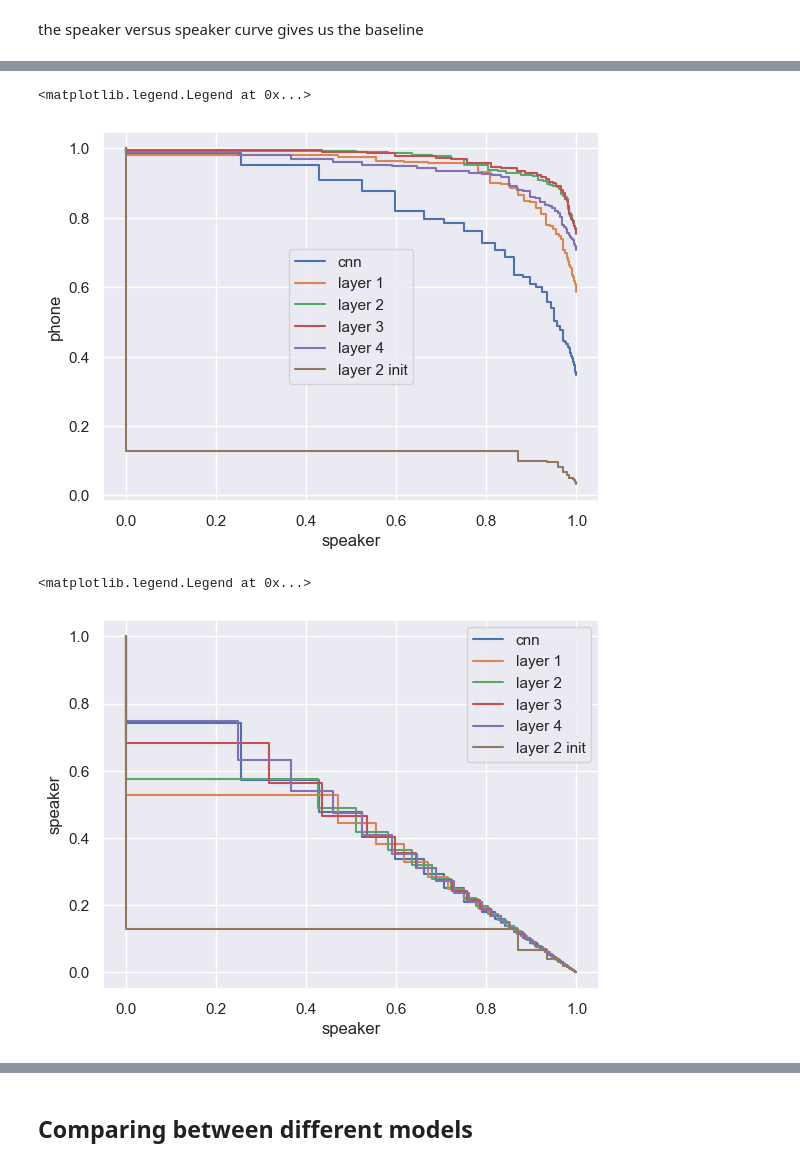
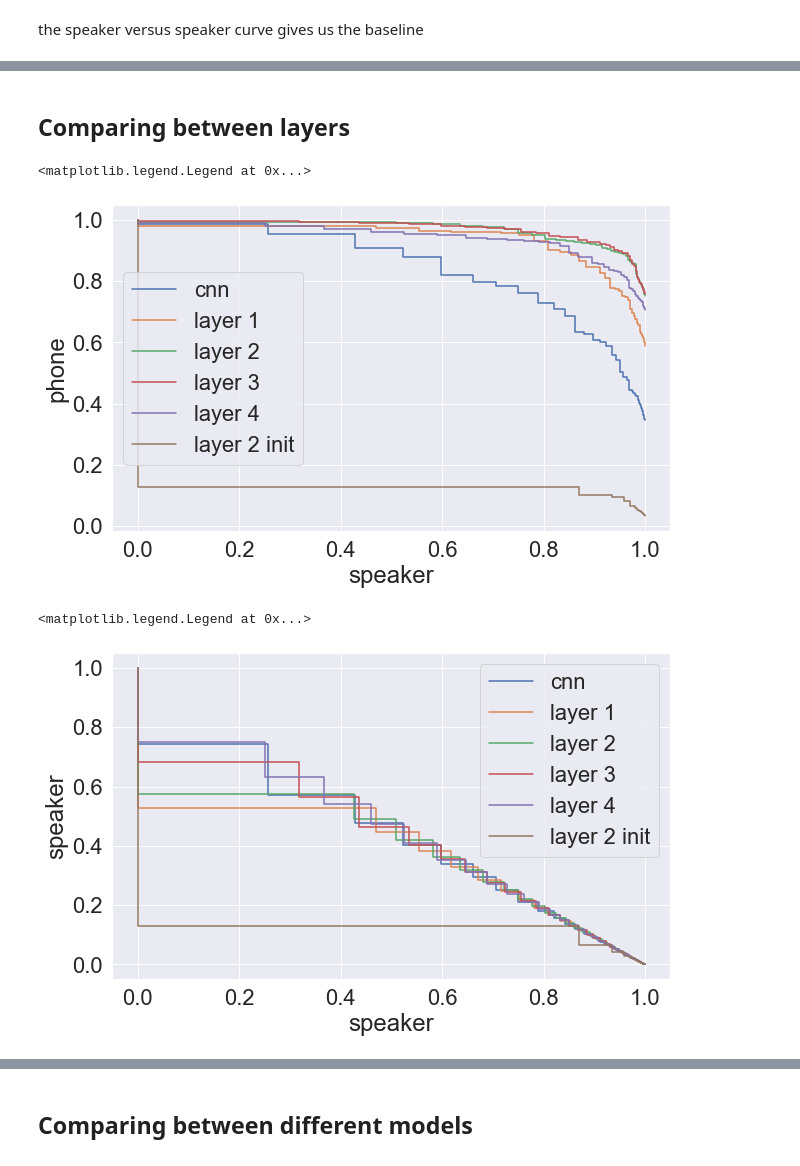
Before and after one commit to uililo/cumulative-residual-variance, a Jupyter notebook: quantitative-orthogonality-measure.ipynb, the cells around one changed output, grey strips where cells are left out. Cells and saved outputs as stored; diff of their text form; code cells hidden in the pictures.

```diff
--- a/quantitative-orthogonality-measure.ipynb
+++ b/quantitative-orthogonality-measure.ipynb
@@ -107,5 +154,5 @@ s.set_yticklabels(yticks)
 f.colorbar(sm, ax=axes.flatten(),orientation="vertical")
 # plt.tight_layout()
 # plt.savefig('spk_ph_dimensions_cpc_small.pdf',dpi=300, bbox_inches='tight')
-sns.set(font_scale=1)
+sns.set(font_scale=2)
 # %% [output]
@@ -163,7 +208,7 @@ df = pd.DataFrame(columns=['direc', 'ph_against_spk', 'spk_against_ph', 'ph_var'
 # %%
 all_direcs = []
 for root, subdirs, files in os.walk('aggregated_vectors'):
-    if files == ['spk_vecs', 'ph_vecs', 'spk_ph_vecs']:
+    if set(files) == set(['spk_vecs', 'ph_vecs', 'spk_ph_vecs']):
         all_direcs.append(root)
 # %%
 for direc in tqdm(all_direcs):
@@ -235,7 +236,7 @@ for direc in df.index.values:
     spk_spk_auc.append(spk_spk)
     ph_ph_auc.append(ph_ph)
 
-df_subset['spk_ph_auc']=spk_ph_auc
-df_subset['ph_ph_auc']=ph_ph_auc
-df_subset['spk_spk_auc']=spk_spk_auc
-df_subset['ph_spk_auc']=ph_spk_auc
+df['spk_ph_auc']=spk_ph_auc
+df['ph_ph_auc']=ph_ph_auc
+df['spk_spk_auc']=spk_spk_auc
+df['ph_spk_auc']=ph_spk_auc
@@ -325,18 +243,23 @@ plt.scatter(df_subset['spk_ph_auc'].values, df_subset['ph_spk_auc'])
+# %% [markdown]
+## Comparing between layers
 # %%
+plt.figure(figsize=(10,6))
 plot_remaining_variance(df, 'aggregated_vectors/cpc_big/cnn', 'spk','ph','cnn')
 plot_remaining_variance(df, 'aggregated_vectors/cpc_big/layer1', 'spk','ph','layer 1')
 plot_remaining_variance(df, 'aggregated_vectors/cpc_big/layer2', 'spk','ph','layer 2')
 plot_remaining_variance(df, 'aggregated_vectors/cpc_big/layer3', 'spk','ph','layer 3')
 plot_remaining_variance(df, 'aggregated_vectors/cpc_big/layer4', 'spk','ph','layer 4')
 plot_remaining_variance(df, 'aggregated_vectors/cpc_big/layer2_init', 'spk','ph','layer 2 init')
 plt.xlabel('speaker')
 plt.ylabel('phone')
 # plt.xlim([-0.05,1.05])
 plt.legend()
 # %% [output]
 <matplotlib.legend.Legend at 0x...>
-[figure, old version]
+[figure, new version]
 # %%
+plt.figure(figsize=(10,6))
+
 plot_remaining_variance(df, 'aggregated_vectors/cpc_big/cnn', 'spk','spk','cnn')
 plot_remaining_variance(df, 'aggregated_vectors/cpc_big/layer1', 'spk','spk','layer 1')
 plot_remaining_variance(df, 'aggregated_vectors/cpc_big/layer2', 'spk','spk','layer 2')
@@ -349,5 +272,5 @@ plt.ylabel('speaker')
 plt.legend()
 # %% [output]
 <matplotlib.legend.Legend at 0x...>
-[figure, old version]
+[figure, new version]
 # %%
```
Also changed, not shown: parts of 27 cells of this notebook.
